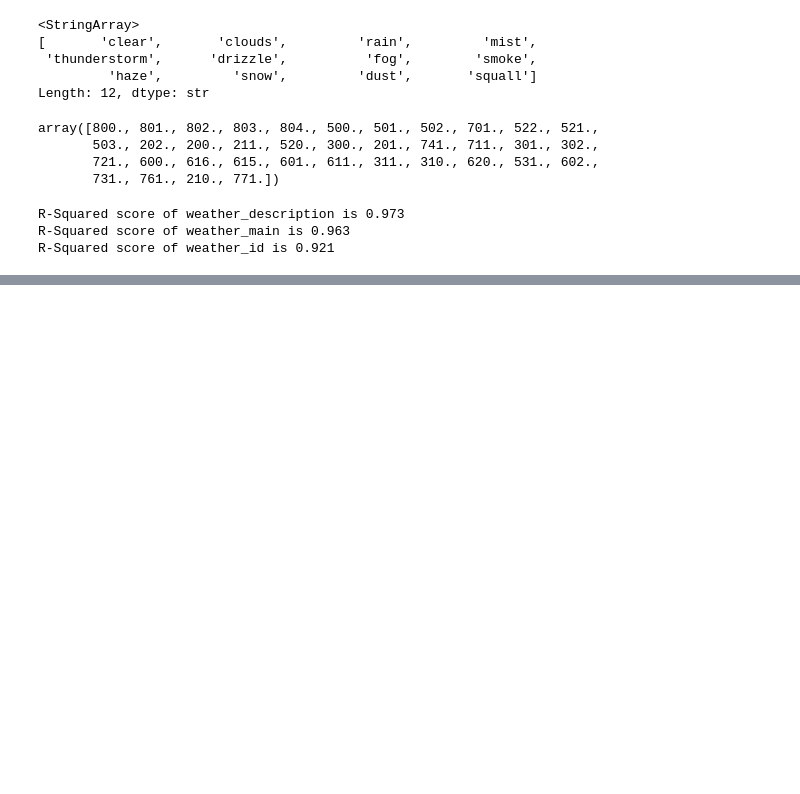
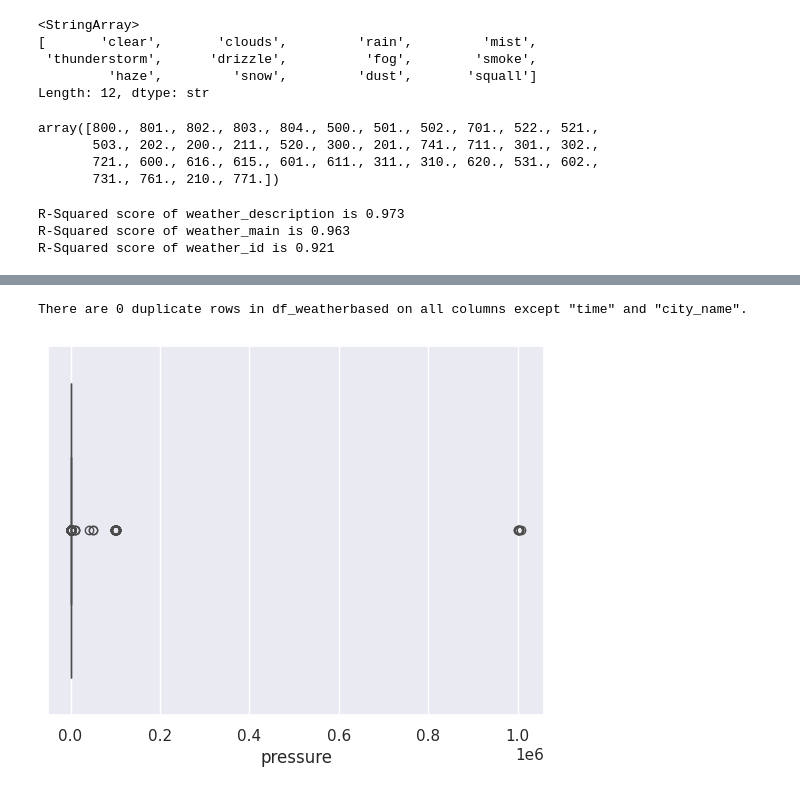
Before and after one commit to tdavies66/Electricity-Price-Forecasting-DNNs-EDA-Kaggle-, a Jupyter notebook: Notebooks/notebook1.ipynb, the cells around one changed output, grey strips where cells are left out. Drawn from its saved outputs; the diff is of its cells as text; code cells hidden in the pictures; blank space fills up the shorter version.

```diff
--- a/Notebooks/notebook1.ipynb
+++ b/Notebooks/notebook1.ipynb
@@ -406,3 +406,7 @@ encode_and_display_r2_score(df_weather, df_weather_2, 'weather_id')
 R-Squared score of weather_description is 0.973
 R-Squared score of weather_main is 0.963
 R-Squared score of weather_id is 0.921
+# %%
+# Drop columns with qualitative weather information
+df_weather = df_weather.drop(['weather_main', 'weather_id',
+                              'weather_description', 'weather_icon'], axis=1)
@@ -408,0 +431,14 @@ R-Squared score of weather_id is 0.921
+# %%
+# Display the number of duplicates in df_weather
+temp_weather = df_weather.reset_index().duplicated(subset=['time', 'city_name'],
+                                                   keep='first').sum()
+print('There are {} duplicate rows in df_weather'  \
+      'based on all columns except "time" and "city_name".'.format(temp_weather))
+# %% [output]
+There are 0 duplicate rows in df_weatherbased on all columns except "time" and "city_name".
+# %%
+# Check for outliers in 'pressure' column
+sns.boxplot(x=df_weather['pressure'])
+plt.show()
+# %% [output]
+[figure, added]
```
Also changed, not shown: parts of 11 cells of this notebook.
